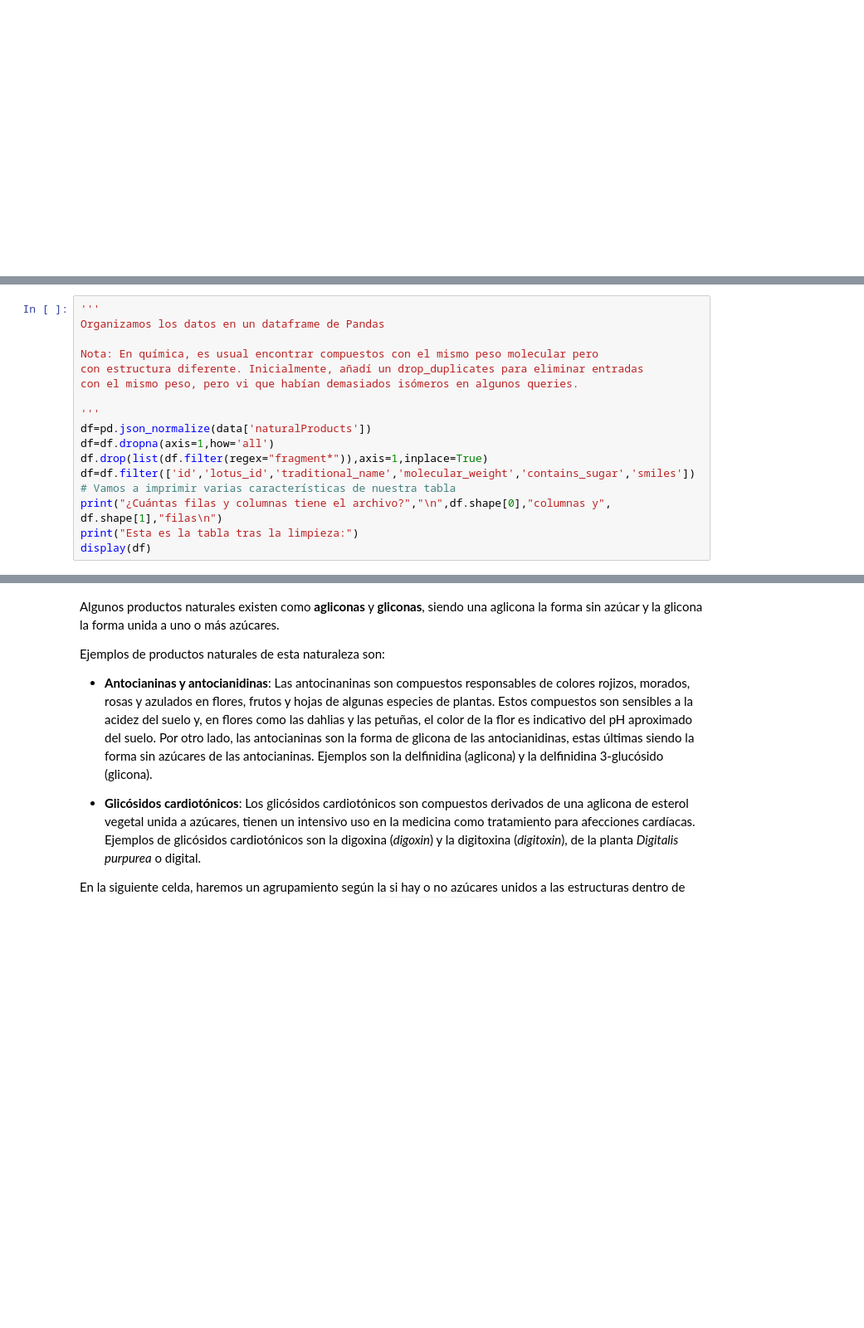
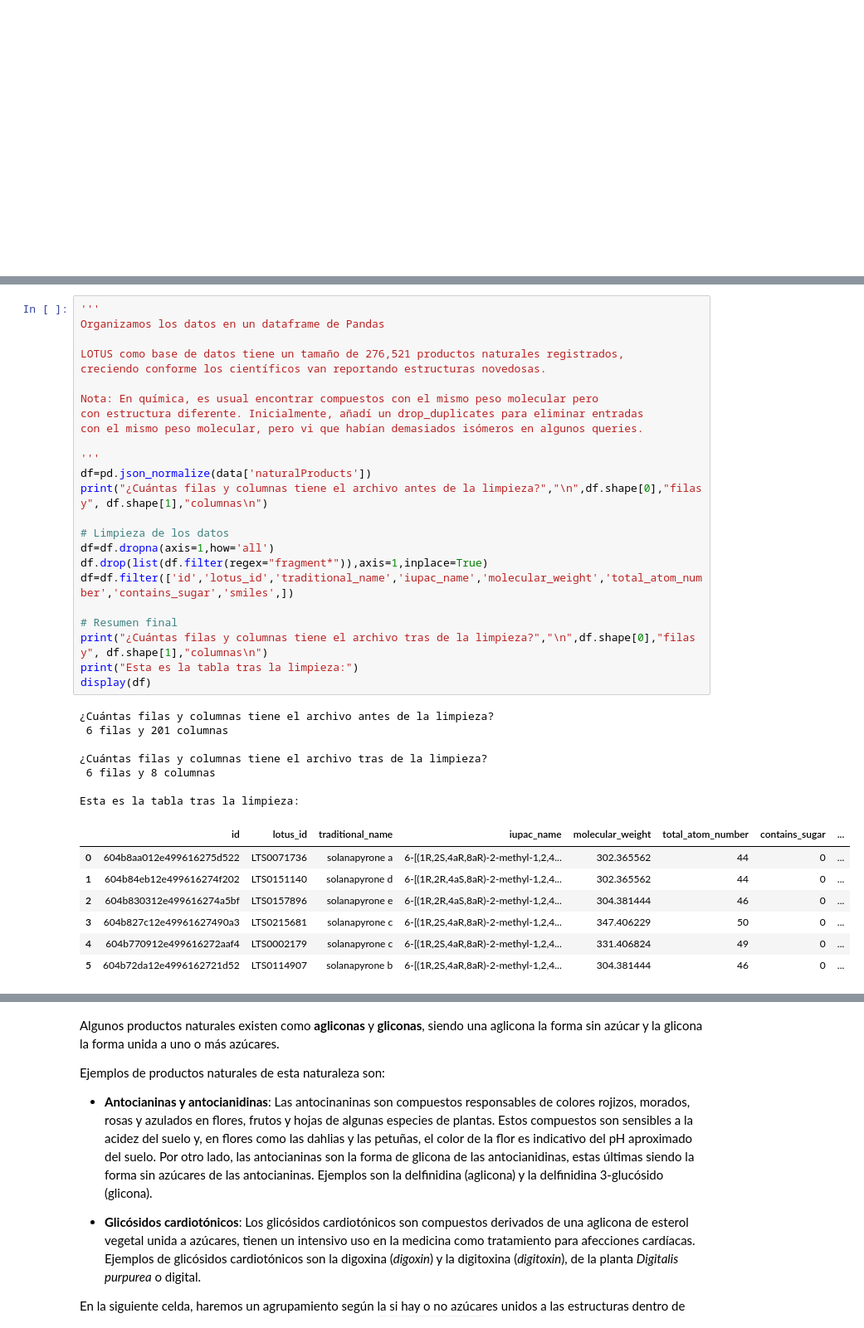
Before and after one commit to FlorMariaBriceno/TecnolochicasPRO_Project, a Jupyter notebook: Proyecto_Tecnolochicas.ipynb, the cells around one changed output, grey strips where cells are left out. Shown at 83% size. Cells and saved outputs as stored; diff of their text form; blank space fills up the shorter version.

```diff
--- a/Proyecto_Tecnolochicas.ipynb
+++ b/Proyecto_Tecnolochicas.ipynb
@@ -88,18 +127,40 @@ view.zoomTo()
 # %%
 '''
 Organizamos los datos en un dataframe de Pandas
 
+LOTUS como base de datos tiene un tamaño de 276,521 productos naturales registrados,
+creciendo conforme los científicos van reportando estructuras novedosas.
+
 Nota: En química, es usual encontrar compuestos con el mismo peso molecular pero
 con estructura diferente. Inicialmente, añadí un drop_duplicates para eliminar entradas
-con el mismo peso, pero vi que habían demasiados isómeros en algunos queries.
+con el mismo peso molecular, pero vi que habían demasiados isómeros en algunos queries.
 
 '''
 df=pd.json_normalize(data['naturalProducts'])
+print("¿Cuántas filas y columnas tiene el archivo antes de la limpieza?","\n",df.shape[0],"filas y", df.shape[1],"columnas\n")
+
+# Limpieza de los datos
 df=df.dropna(axis=1,how='all')
 df.drop(list(df.filter(regex="fragment*")),axis=1,inplace=True)
-df=df.filter(['id','lotus_id','traditional_name','molecular_weight','contains_sugar','smiles'])
-# Vamos a imprimir varias características de nuestra tabla
-print("¿Cuántas filas y columnas tiene el archivo?","\n",df.shape[0],"columnas y", df.shape[1],"filas\n")
+df=df.filter(['id','lotus_id','traditional_name','iupac_name','molecular_weight','total_atom_number','contains_sugar','smiles',])
+
+# Resumen final
+print("¿Cuántas filas y columnas tiene el archivo tras de la limpieza?","\n",df.shape[0],"filas y", df.shape[1],"columnas\n")
 print("Esta es la tabla tras la limpieza:")
 display(df)
+# %% [output]
+¿Cuántas filas y columnas tiene el archivo antes de la limpieza?
+ 6 filas y 201 columnas
+
+¿Cuántas filas y columnas tiene el archivo tras de la limpieza?
+ 6 filas y 8 columnas
+
+Esta es la tabla tras la limpieza:
+|  | id | lotus_id | traditional_name | iupac_name | molecular_weight | total_atom_number | contains_sugar | ... |
+| 0 | 604b8aa012e499616275d522 | LTS0071736 | solanapyrone a | 6-[(1R,2S,4aR,8aR)-2-methyl-1,2,4... | 302.365562 | 44 | 0 | ... |
+| 1 | 604b84eb12e499616274f202 | LTS0151140 | solanapyrone d | 6-[(1R,2R,4aS,8aR)-2-methyl-1,2,4... | 302.365562 | 44 | 0 | ... |
+| 2 | 604b830312e499616274a5bf | LTS0157896 | solanapyrone e | 6-[(1R,2R,4aS,8aR)-2-methyl-1,2,4... | 304.381444 | 46 | 0 | ... |
+| 3 | 604b827c12e49961627490a3 | LTS0215681 | solanapyrone c | 6-[(1R,2S,4aR,8aR)-2-methyl-1,2,4... | 347.406229 | 50 | 0 | ... |
+| 4 | 604b770912e499616272aaf4 | LTS0002179 | solanapyrone c | 6-[(1R,2S,4aR,8aR)-2-methyl-1,2,4... | 331.406824 | 49 | 0 | ... |
+| 5 | 604b72da12e4996162721d52 | LTS0114907 | solanapyrone b | 6-[(1R,2S,4aR,8aR)-2-methyl-1,2,4... | 304.381444 | 46 | 0 | ... |
 # %%
```
Also changed, not shown: parts of 8 cells of this notebook.
